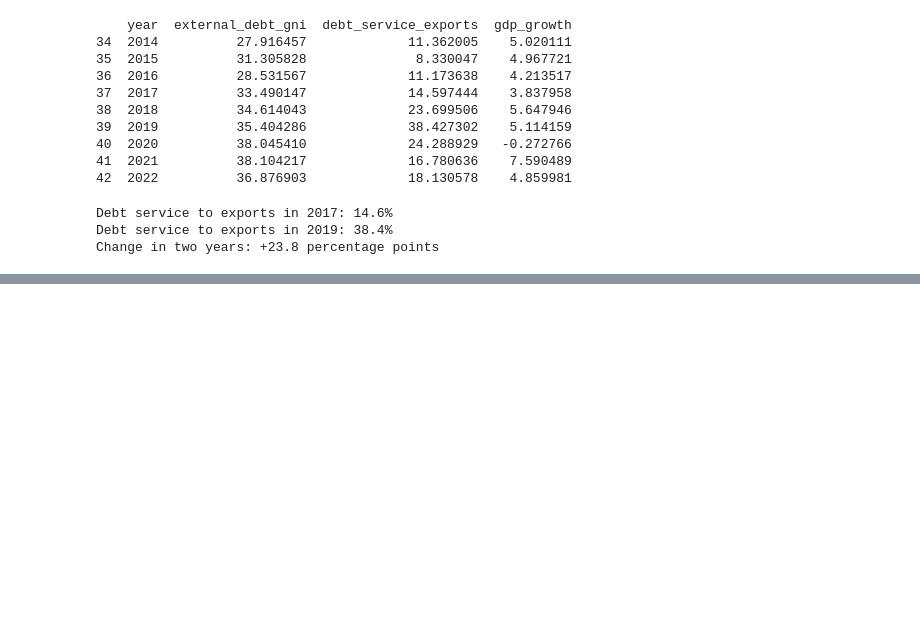
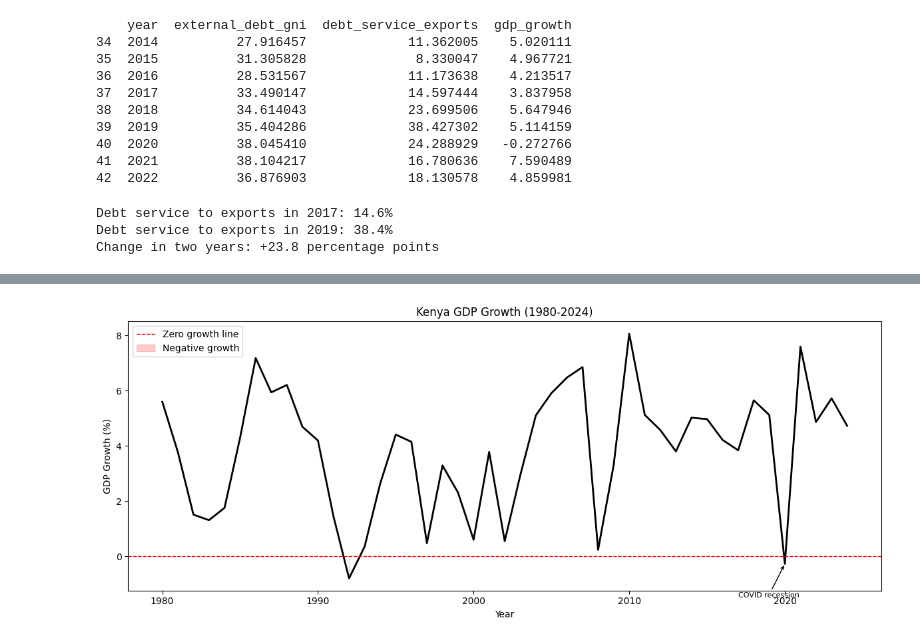
Before and after one commit to Loreenatenge/kenya-debt-crisis-analysis, a Jupyter notebook: notebooks/kenya-debt-analysis.ipynb, the cells around one changed output, grey strips where cells are left out. Cells and saved outputs as stored; diff of their text form; code cells hidden in the pictures; blank space fills up the shorter version.

```diff
--- a/notebooks/kenya-debt-analysis.ipynb
+++ b/notebooks/kenya-debt-analysis.ipynb
@@ -106,0 +200,25 @@ Change in two years: +23.8 percentage points
+# %%
+fig, ax = plt.subplots(figsize=(12, 5))
+
+ax.plot(df["year"], df["gdp_growth"], color="black", linewidth=2)
+
+ax.axhline(y=0, color="red", linestyle="--", linewidth=1, label="Zero growth line")
+
+ax.fill_between(df["year"], df["gdp_growth"], 0,
+                where=(df["gdp_growth"] < 0),
+                alpha=0.2, color="red", label="Negative growth")
+
+ax.annotate("COVID recession",
+            xy=(2020, -0.27),
+            xytext=(2017, -1.5),
+            arrowprops=dict(arrowstyle="->", color="black"),
+            fontsize=8)
+
+ax.set_title("Kenya GDP Growth (1980-2024)")
+ax.set_xlabel("Year")
+ax.set_ylabel("GDP Growth (%)")
+ax.legend()
+plt.tight_layout()
+plt.show()
+# %% [output]
+[figure, added]
```
Also changed, not shown: parts of 3 cells of this notebook.
